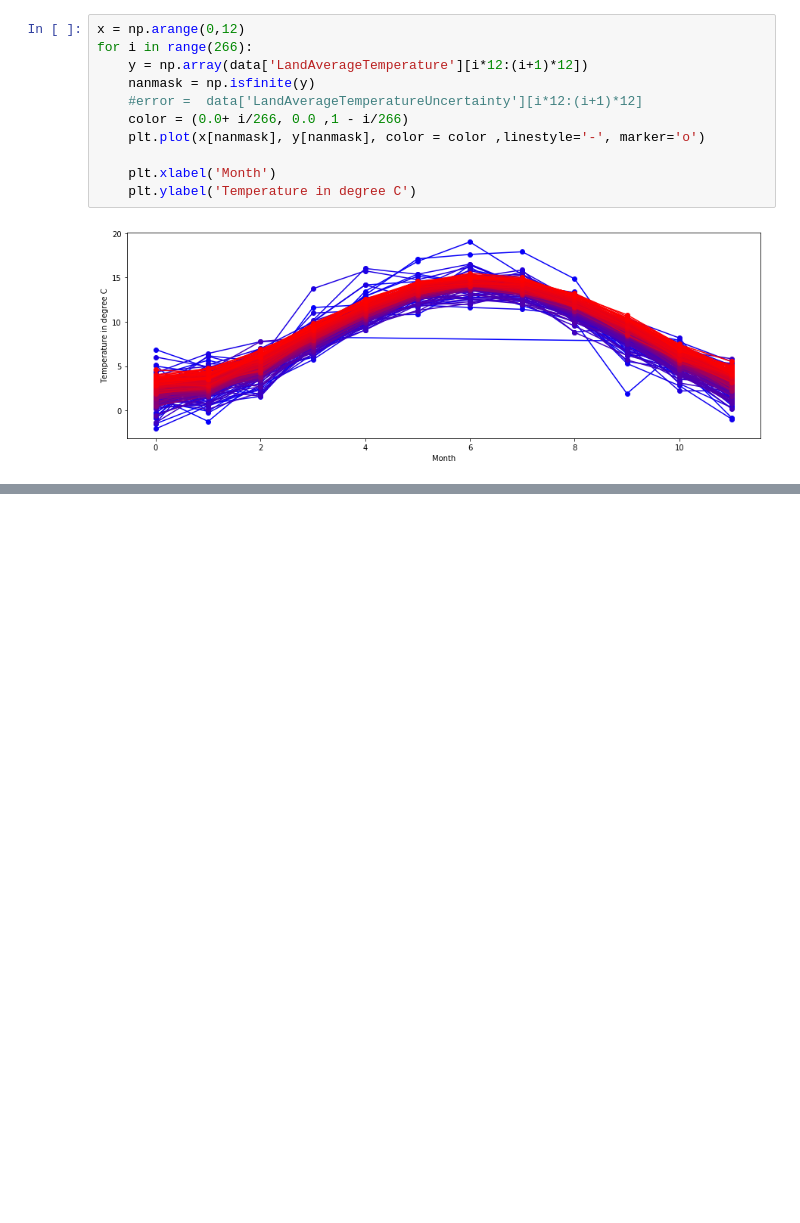
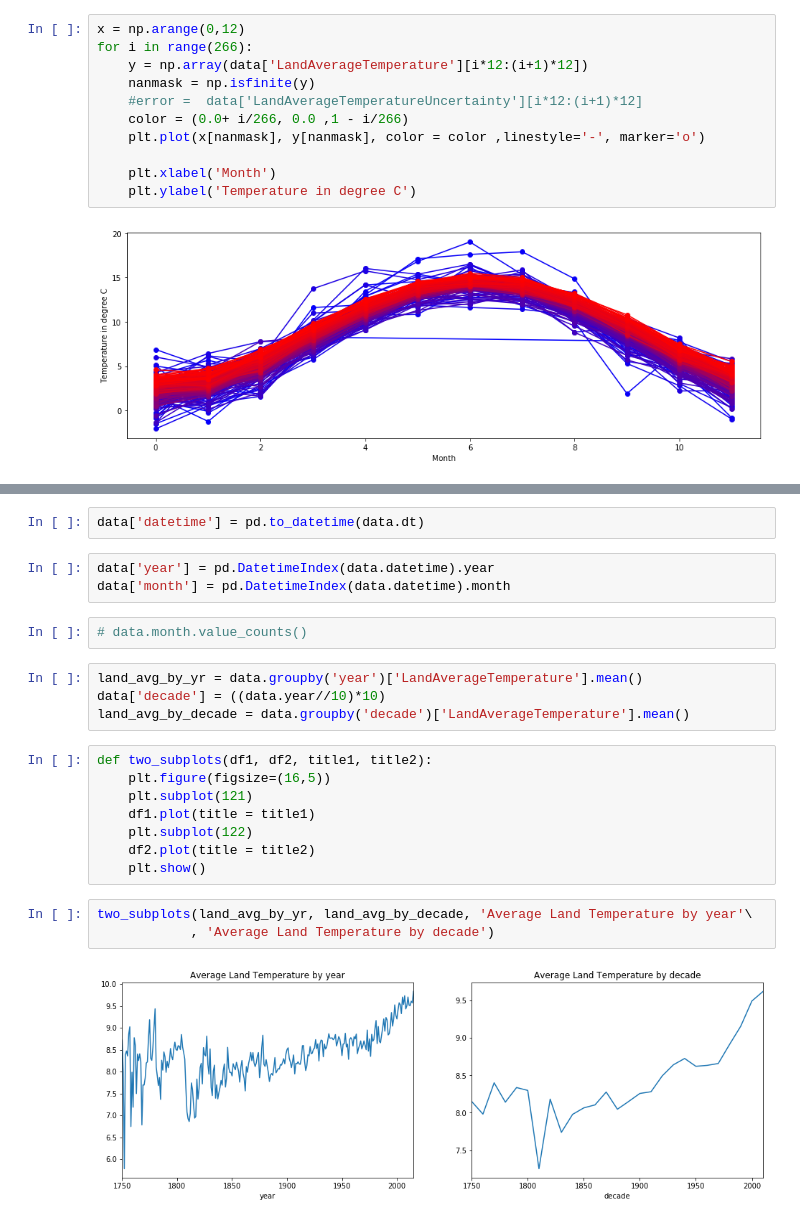
Before and after one commit to ijssaggu/ECE225A-Is-Climate-Change-Real, a Jupyter notebook: Data Analysis and Visualization.ipynb, the cells around one changed output, grey strips where cells are left out. Saved outputs shown, nothing was run; the diff lists cells and outputs as text; blank space fills up the shorter version.

Commit message:
added avg temp analysis by year and decade

```diff
--- a/Data Analysis and Visualization.ipynb
+++ b/Data Analysis and Visualization.ipynb
@@ -65,0 +58,24 @@ for i in range(266):
+# %%
+data['datetime'] = pd.to_datetime(data.dt)
+# %%
+data['year'] = pd.DatetimeIndex(data.datetime).year
+data['month'] = pd.DatetimeIndex(data.datetime).month
+# %%
+# data.month.value_counts()
+# %%
+land_avg_by_yr = data.groupby('year')['LandAverageTemperature'].mean()
+data['decade'] = ((data.year//10)*10)
+land_avg_by_decade = data.groupby('decade')['LandAverageTemperature'].mean()
+# %%
+def two_subplots(df1, df2, title1, title2):
+    plt.figure(figsize=(16,5))
+    plt.subplot(121)
+    df1.plot(title = title1)
+    plt.subplot(122)
+    df2.plot(title = title2)
+    plt.show()
+# %%
+two_subplots(land_avg_by_yr, land_avg_by_decade, 'Average Land Temperature by year'\
+            , 'Average Land Temperature by decade')
+# %% [output]
+[figure, added]
```
Also changed, not shown: parts of 8 cells of this notebook, 1 other file.
